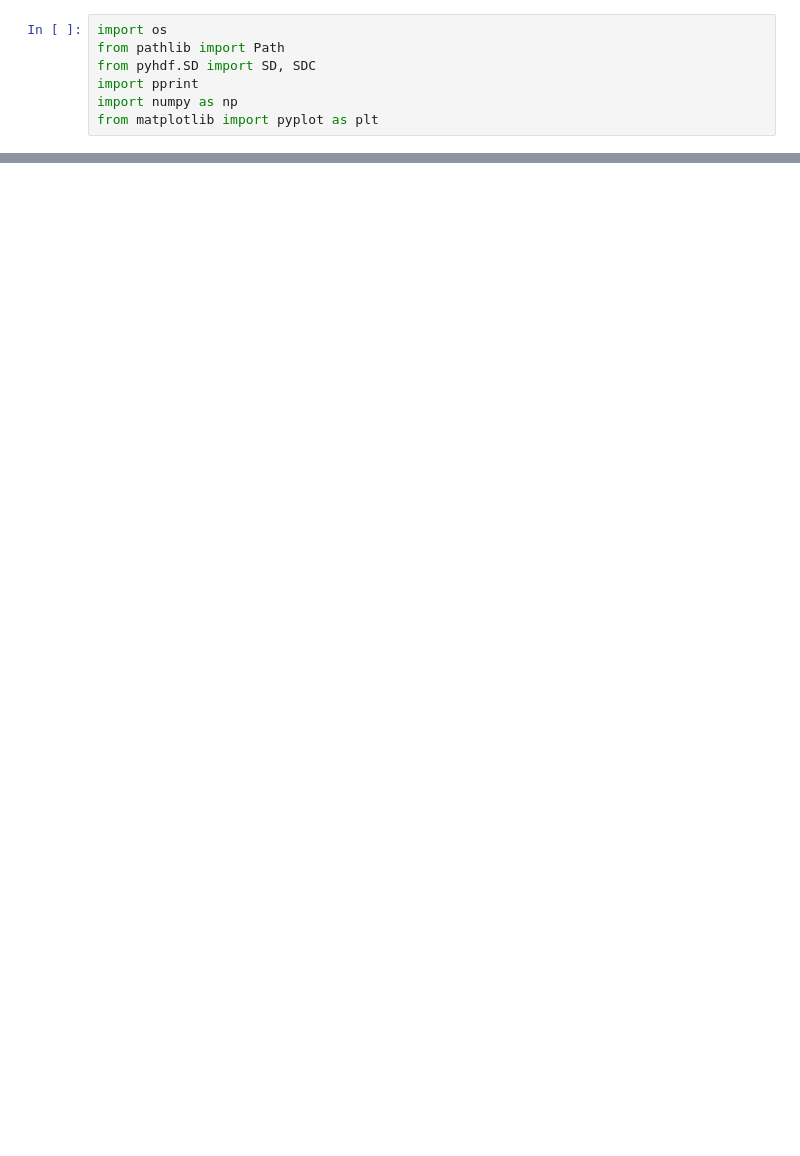
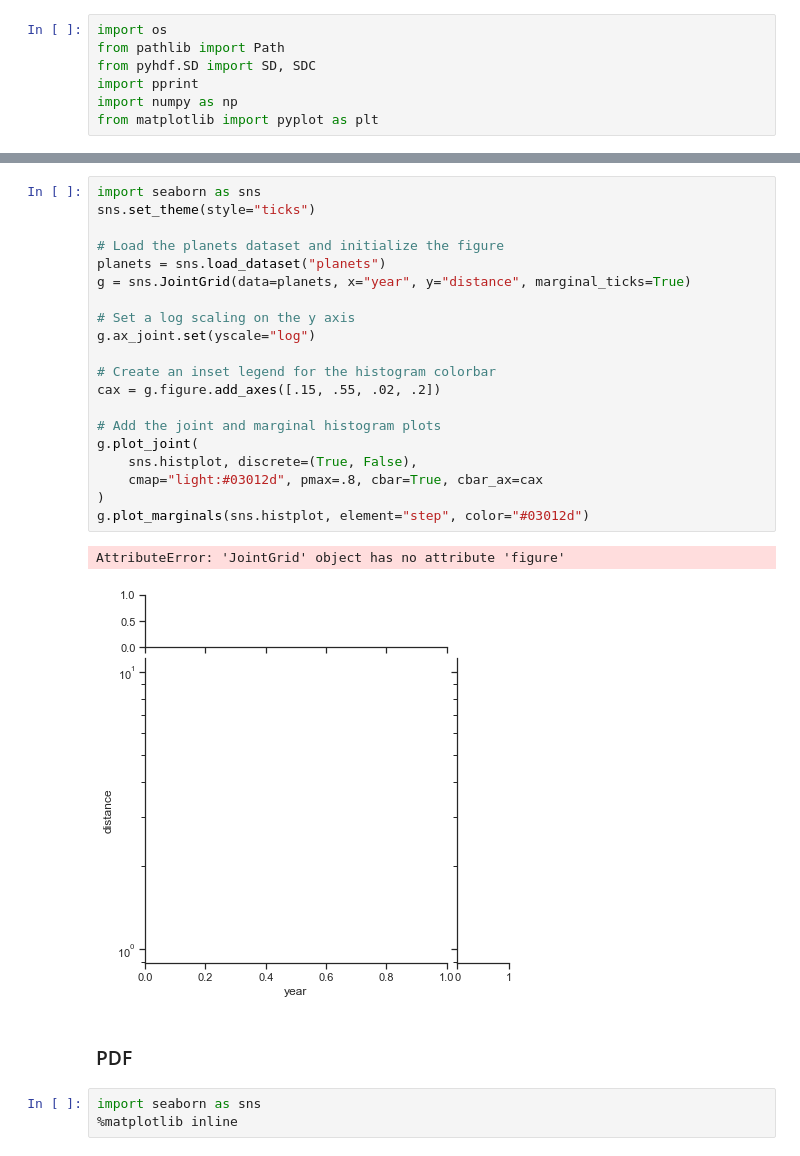
Before and after one commit to jesseniagonzalezv/ICON_RTTOV, a Jupyter notebook: code_test/PCA-simulation.ipynb, the cells around one changed output, grey strips where cells are left out. Cells and saved outputs as stored; diff of their text form; blank space fills up the shorter version.

```diff
--- a/code_test/PCA-simulation.ipynb
+++ b/code_test/PCA-simulation.ipynb
@@ -9,0 +244,28 @@ from matplotlib import pyplot as plt
+# %%
+import seaborn as sns
+sns.set_theme(style="ticks")
+
+# Load the planets dataset and initialize the figure
+planets = sns.load_dataset("planets")
+g = sns.JointGrid(data=planets, x="year", y="distance", marginal_ticks=True)
+
+# Set a log scaling on the y axis
+g.ax_joint.set(yscale="log")
+
+# Create an inset legend for the histogram colorbar
+cax = g.figure.add_axes([.15, .55, .02, .2])
+
+# Add the joint and marginal histogram plots
+g.plot_joint(
+    sns.histplot, discrete=(True, False),
+    cmap="light:#03012d", pmax=.8, cbar=True, cbar_ax=cax
+)
+g.plot_marginals(sns.histplot, element="step", color="#03012d")
+# %% [output]
+AttributeError: 'JointGrid' object has no attribute 'figure'
+[figure, added]
+# %% [markdown]
+### PDF
+# %%
+import seaborn as sns
+%matplotlib inline
```
Also changed, not shown: parts of 41 cells of this notebook.
